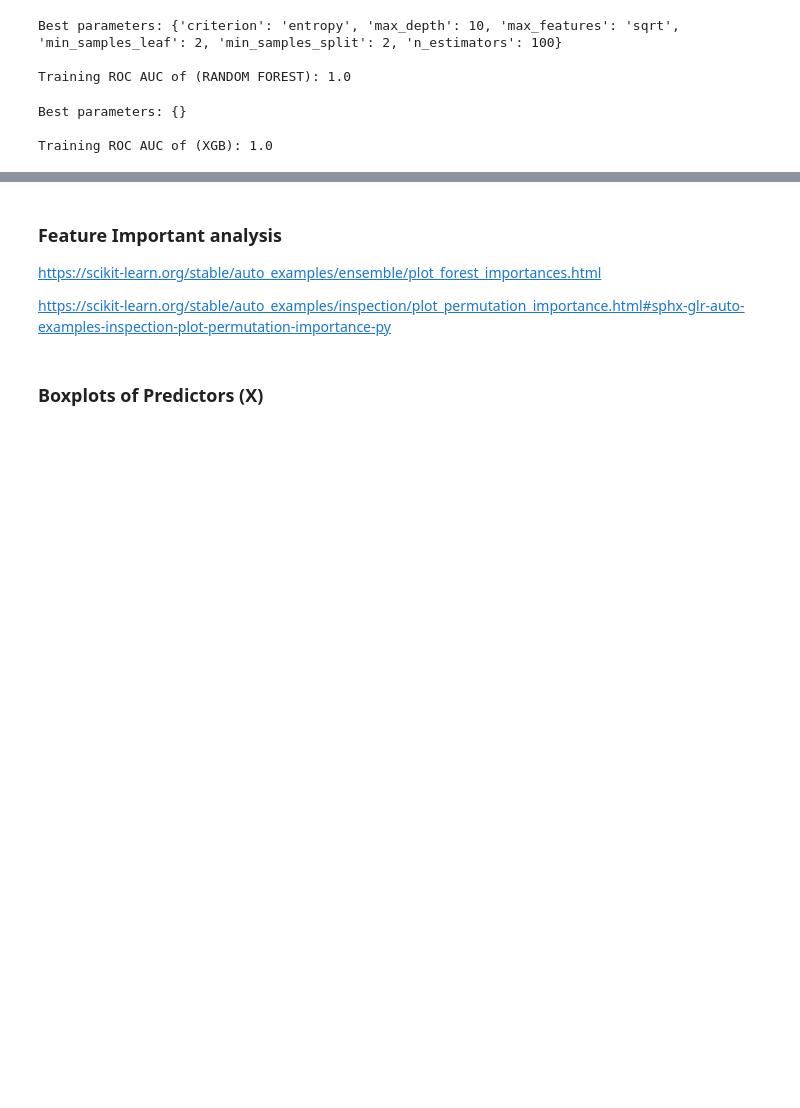
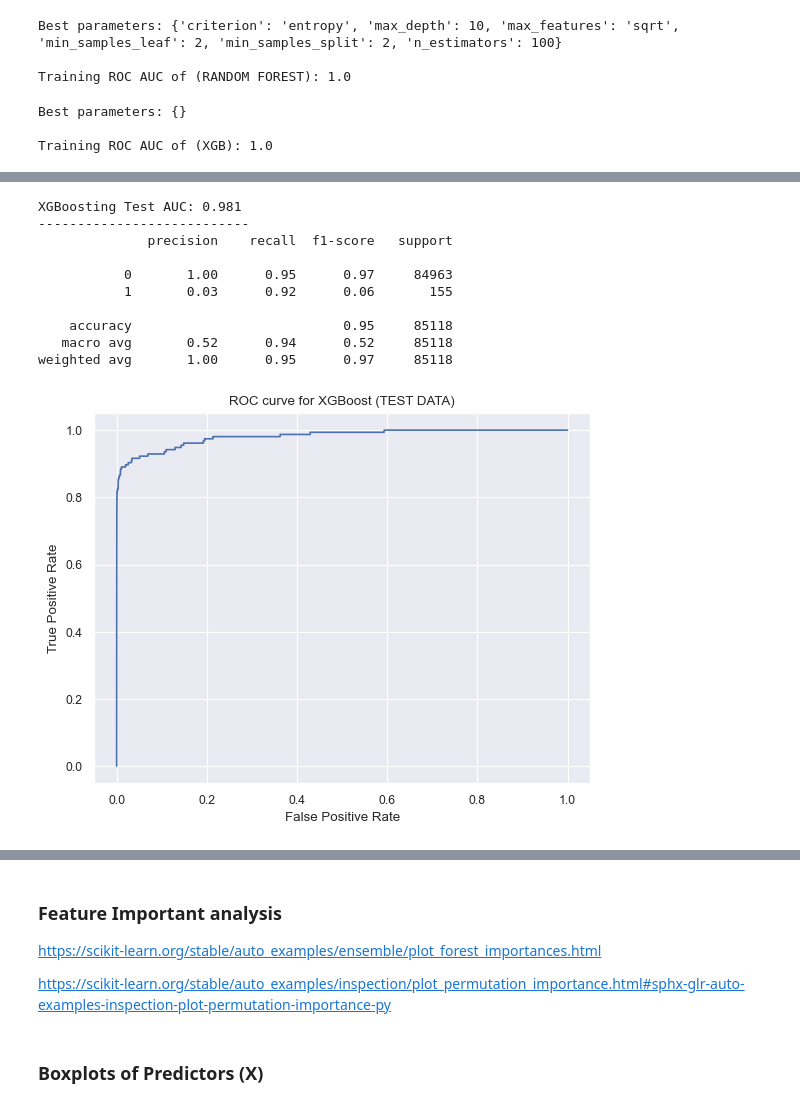
Before and after one commit to yvonnevydao/Credit_Fraud_Detection, a Jupyter notebook: credit_fraud_detection.ipynb, the cells around one changed output, grey strips where cells are left out. Saved outputs shown, nothing was run; the diff lists cells and outputs as text; code cells hidden in the pictures; blank space fills up the shorter version.

```diff
--- a/credit_fraud_detection.ipynb
+++ b/credit_fraud_detection.ipynb
@@ -2286,29 +2296,41 @@ plt.show()
 # %%
 ## 5. XGBOOST ------------------------------------
 
 # Train the model with the best hyperparameters found
-XGB_model = GradientBoostingClassifier(**clf_XGB.best_params_)
+XGB_model = GradientBoostingClassifier()
 XGB_model.fit(X_train_Under, y_train_Under)
 
 # Predict on the test data
 y_pred_XGB = XGB_model.predict(X_test)
 
 # Calculate and print the ROC AUC score on the test data
 print("XGBoosting Test AUC:", round(roc_auc_score(y_test, XGB_model.predict_proba(X_test)[:, 1]), 4))
 
 # Print classification report for the test data ----------------
 print('---------------------------')
 print(classification_report(y_test, y_pred_XGB))
 
 # Plot ROC curve ----------------------------------------------
 # Predict probabilities for the test data
 proba_XGB = XGB_model.predict_proba(X_test)
 # Compute False Positive Rate (FPR) and True Positive Rate (TPR)
 fpr_XGB, tpr_XGB, _XGB = metrics.roc_curve(y_test, proba_XGB[:, 1])
 
 # Plotting the ROC curve
 plt.plot(fpr_XGB, tpr_XGB)
 plt.xlabel('False Positive Rate')
 plt.ylabel('True Positive Rate')
 plt.title("ROC curve for XGBoost (TEST DATA)")
 plt.show()
+# %% [output]
+XGBoosting Test AUC: 0.981
+---------------------------
+              precision    recall  f1-score   support
+
+           0       1.00      0.95      0.97     84963
+           1       0.03      0.92      0.06       155
+
+    accuracy                           0.95     85118
+   macro avg       0.52      0.94      0.52     85118
+weighted avg       1.00      0.95      0.97     85118
+[figure, added]
```
Also changed, not shown: parts of 34 cells of this notebook.
